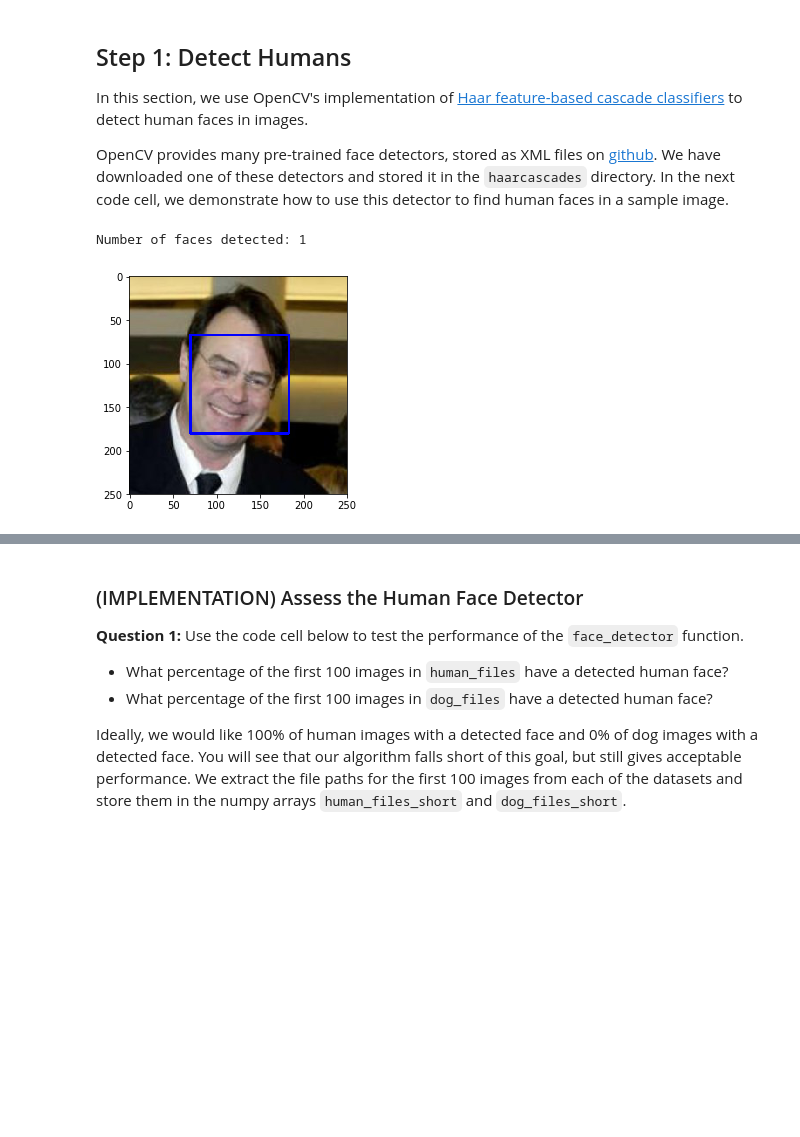
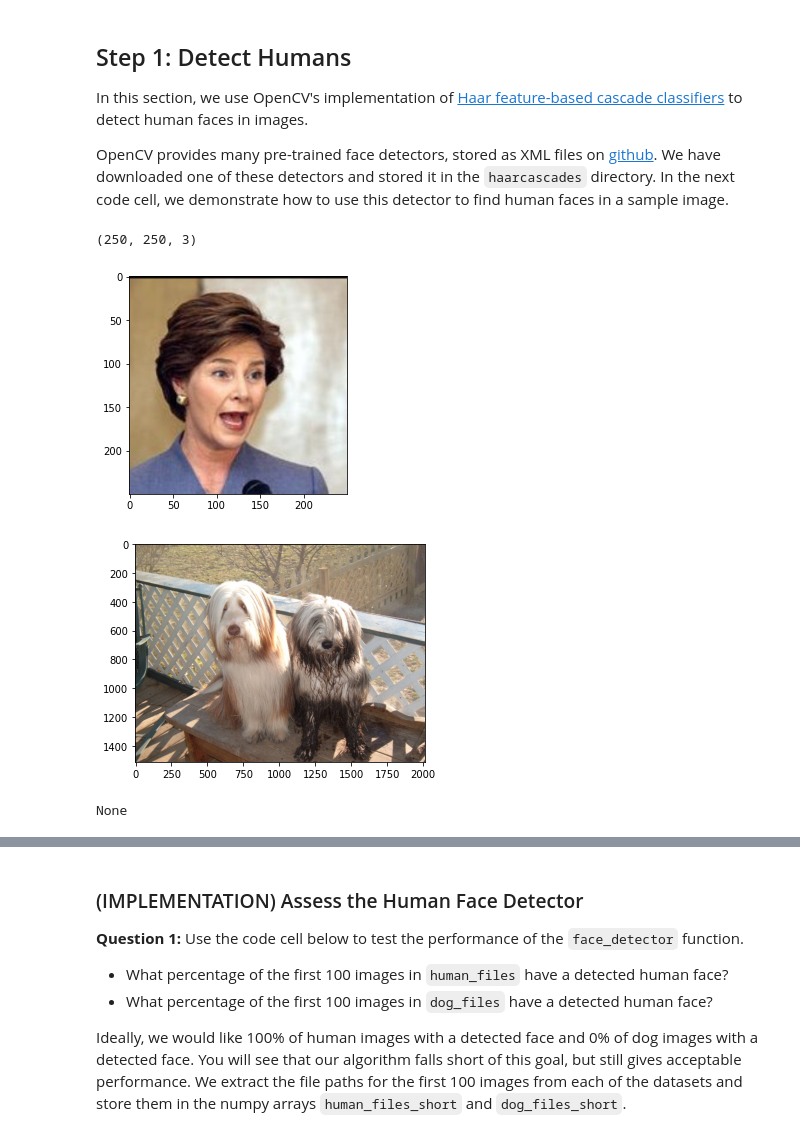
Before and after one commit to matteoanelli/Dog_breed_classification, a Jupyter notebook: dog_app.ipynb, the cells around one changed output, grey strips where cells are left out. Cells and saved outputs as stored; diff of their text form; code cells hidden in the pictures; blank space fills up the shorter version.

Commit message:
Changed the approach to detect humans faces

```diff
--- a/dog_app.ipynb
+++ b/dog_app.ipynb
@@ -85,14 +118,13 @@ skip_training = False
 # %%
-import numpy as np
 from glob import glob
 
 # load filenames for human and dog images
-human_files = np.array(glob("/data/lfw/*/*"))
-dog_files = np.array(glob("/data/dog_images/*/*/*"))
+human_files = np.array(glob("/content/lfw/*/*"))
+dog_files = np.array(glob("/content/dogImages/*/*/*"))
 
 # print number of images in each dataset
-print('There are %d total human images.' % len(human_files))
-print('There are %d total dog images.' % len(dog_files))
+print('There are {} total human images.'.format(len(human_files)))
+print('There are {} total dog images.'.format(len(dog_files)))
 # %% [output]
 There are 13233 total human images.
 There are 8351 total dog images.
@@ -103,36 +135,28 @@ There are 8351 total dog images.
 In this section, we use OpenCV's implementation of [Haar feature-based cascade classifiers](http://docs.opencv.org/trunk/d7/d8b/tutorial_py_face_detection.html) to detect human faces in images.
 
 OpenCV provides many pre-trained face detectors, stored as XML files on [github](https://github.com/opencv/opencv/tree/master/data/haarcascades).  We have downloaded one of these detectors and stored it in the `haarcascades` directory.  In the next code cell, we demonstrate how to use this detector to find human faces in a sample image.
-# %%
-import cv2
-import matplotlib.pyplot as plt
-%matplotlib inline
-
-# extract pre-trained face detector
-face_cascade = cv2.CascadeClassifier('haarcascades/haarcascade_frontalface_alt.xml')
-
-# load color (BGR) image
-img = cv2.imread(human_files[0])
-# convert BGR image to grayscale
-gray = cv2.cvtColor(img, cv2.COLOR_BGR2GRAY)
-
-# find faces in image
-faces = face_cascade.detectMultiScale(gray)
-
-# print number of faces detected in the image
-print('Number of faces detected:', len(faces))
-
-# get bounding box for each detected face
-for (x,y,w,h) in faces:
-    # add bounding box to color image
-    cv2.rectangle(img,(x,y),(x+w,y+h),(255,0,0),2)
-
-# convert BGR image to RGB for plotting
-cv_rgb = cv2.cvtColor(img, cv2.COLOR_BGR2RGB)
-
-# display the image, along with bounding box
-plt.imshow(cv_rgb)
-plt.show()
-# %% [output]
-Number of faces detected: 1
-[figure, removed]
+# %%
+from facenet_pytorch import MTCNN
+import matplotlib.pyplot as plt
+import matplotlib.image as img
+
+mtcnn = MTCNN(device=device)
+
+sample_human = img.imread(human_files[9])
+sample_dog = img.imread(dog_files[5])
+print(sample_human.shape)
+plt.show(plt.imshow(sample_human))
+plt.show(plt.imshow(sample_dog))
+
+# plt.imshow(human_files)
+
+
+# Detect face
+face, prob = mtcnn(sample_dog, return_prob=True)
+print(face)
+prob
+# %% [output]
+(250, 250, 3)
+[figure, added]
+[figure, added]
+None
```
Also changed, not shown: parts of 7 cells of this notebook.
